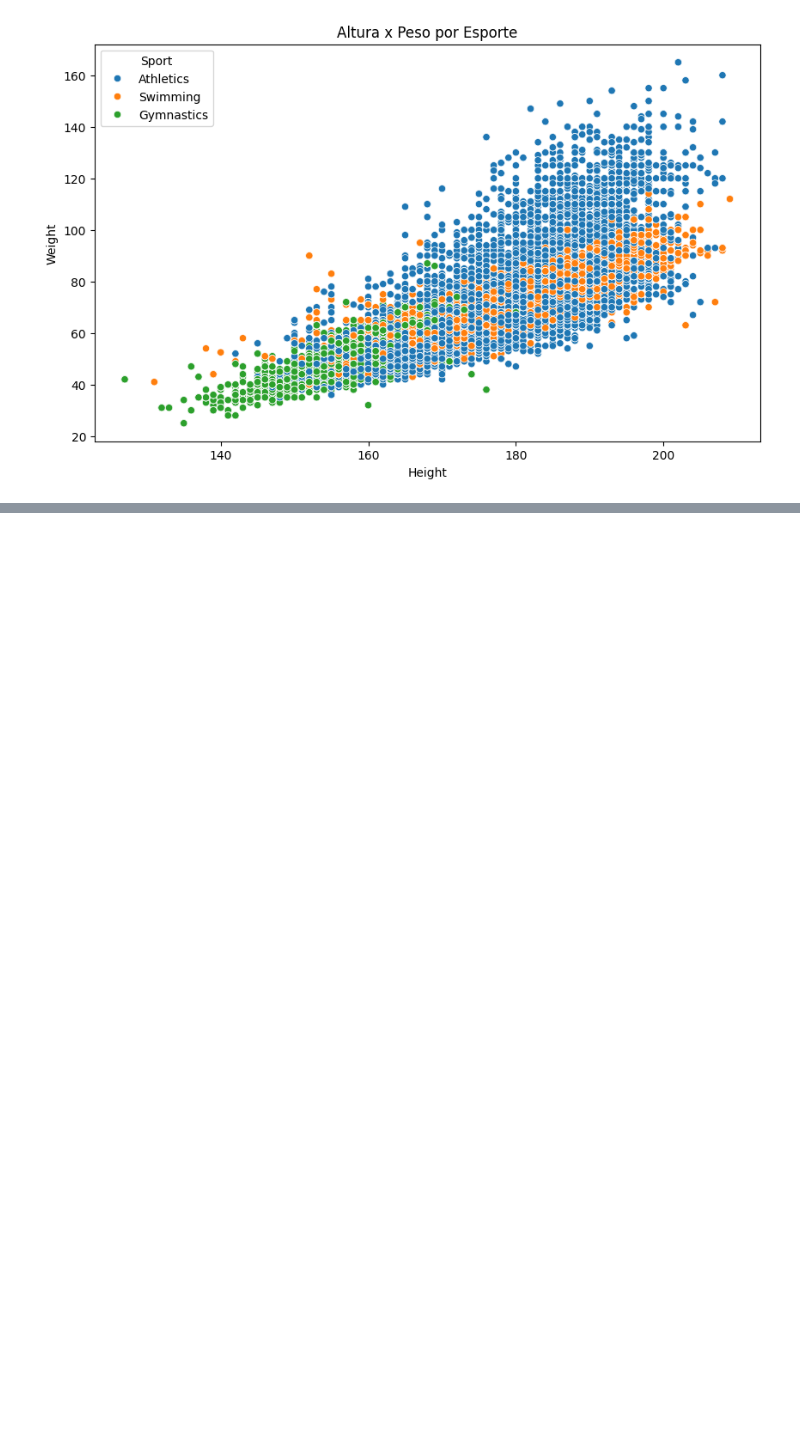
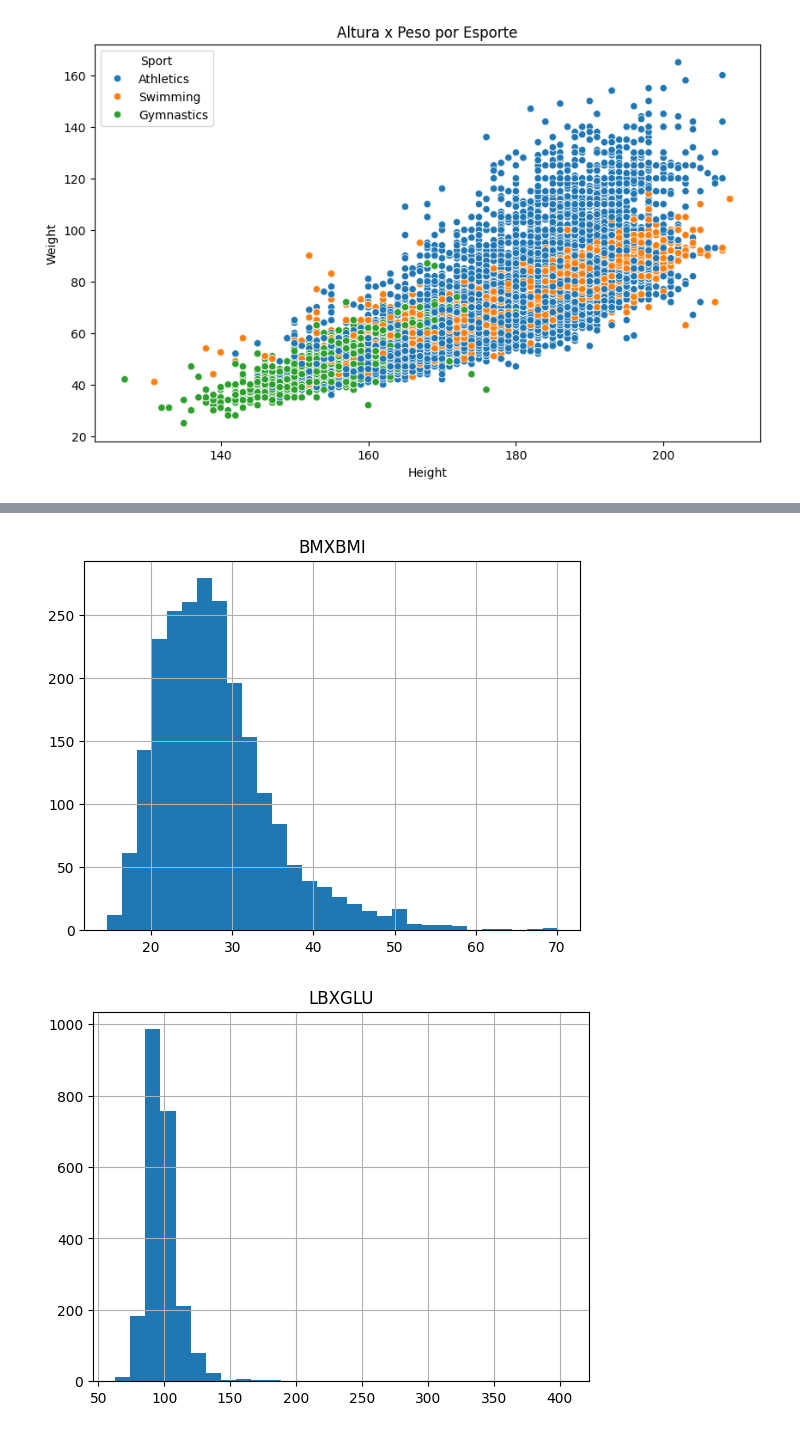
Before and after one commit to NatanielMarques14/laboratorio-ciencia-dados, a Jupyter notebook: exercicios_aulas.ipynb, the cells around one changed output, grey strips where cells are left out. Saved outputs shown, nothing was run; the diff lists cells and outputs as text; code cells hidden in the pictures; blank space fills up the shorter version.

```diff
--- a/exercicios_aulas.ipynb
+++ b/exercicios_aulas.ipynb
@@ -1786,0 +1947,8 @@ plt.show()
+# %%
+for col in ["BMXBMI","LBXGLU","LBXGLT","LBXIN"]:
+    df[col].hist(bins=30)
+    plt.title(col)
+    plt.show()
+# %% [output]
+[figure, added]
+[figure, added]
```
Also changed, not shown: parts of 19 cells of this notebook, 2 other files.
